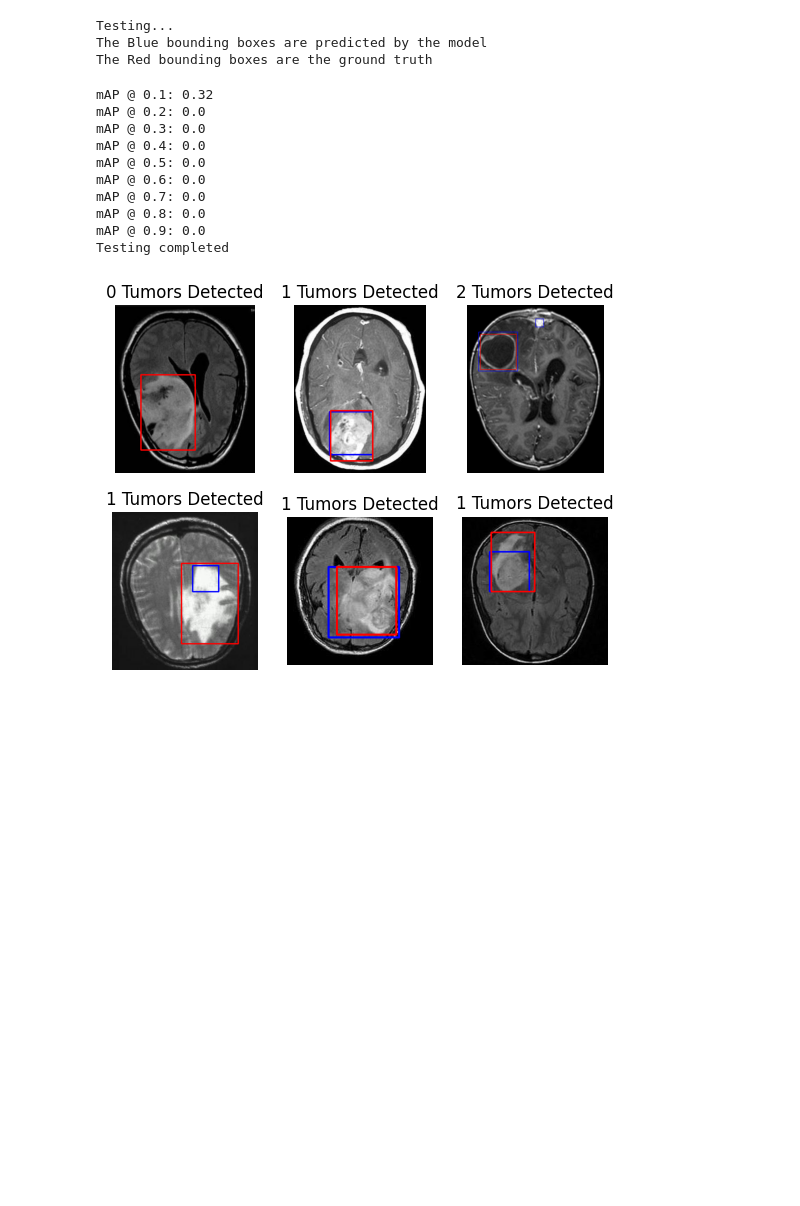
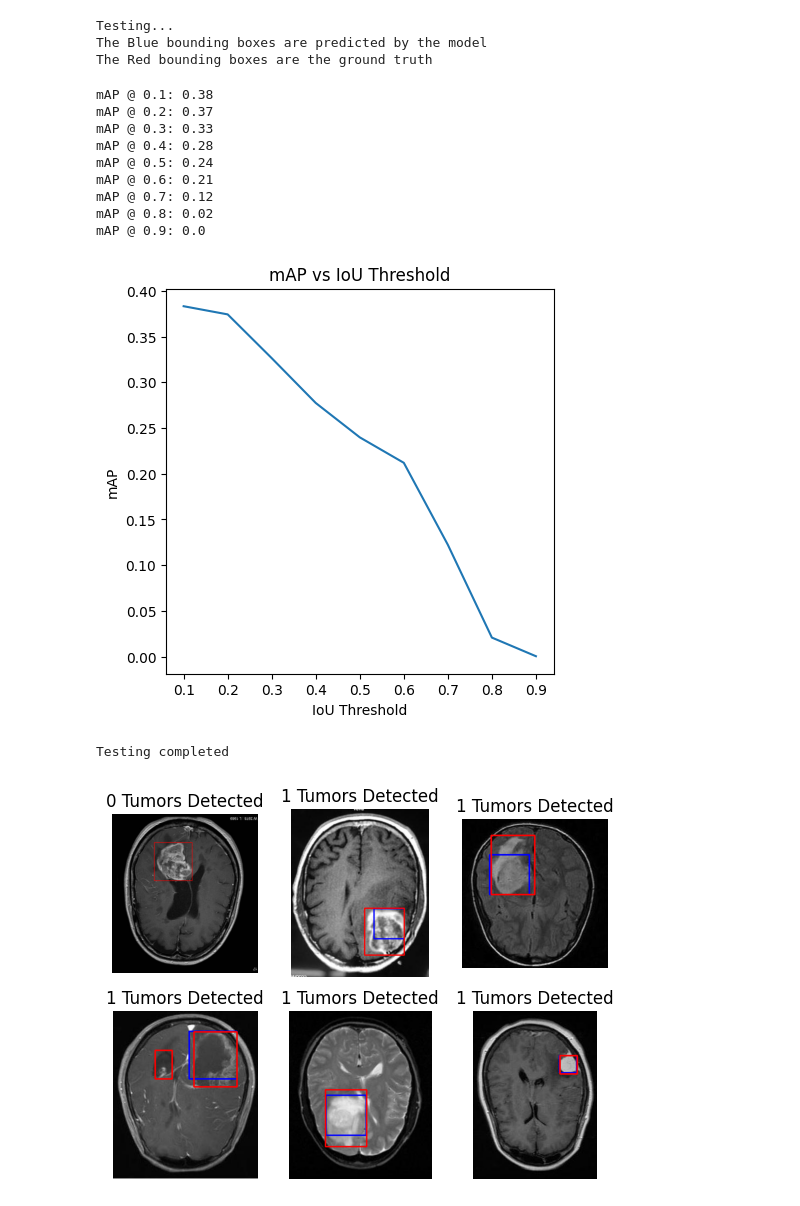
Before and after one commit to harveyphm/brain-tumor-detection, a Jupyter notebook: src/HaarCascade/haar_evaluation.ipynb, the cells around one changed output. Cells and saved outputs as stored; diff of their text form; code cells hidden in the pictures; blank space fills up the shorter version.

```diff
--- a/src/HaarCascade/haar_evaluation.ipynb
+++ b/src/HaarCascade/haar_evaluation.ipynb
@@ -275,7 +286,15 @@ def test_model(model = model, num_test = num_test , test_img_dir = TEST_IMG_DIR,
     print("The Blue bounding boxes are predicted by the model")
     print("The Red bounding boxes are the ground truth")
 
-    mAP = model.evaluate(test_img_dir, test_labels_dir)
+    thresholds, mAP = model.evaluate(test_img_dir, test_labels_dir)
+
+    plt.figure(figsize=(5, 5))
+    plt.plot(thresholds, mAP)
+    plt.title("mAP vs IoU Threshold")
+    plt.xlabel("IoU Threshold")
+    plt.ylabel("mAP")
+    plt.show()
+
 
     if num_test % 3 ==0:
         fig, axs = plt.subplots(num_test//3, 3 )
@@ -287,46 +306,43 @@ def test_model(model = model, num_test = num_test , test_img_dir = TEST_IMG_DIR,
     all_images = os.listdir(TEST_IMG_DIR)
 
     for i in range(num_test):
         img_name = np.random.choice(all_images)
         img_path = os.path.join(TEST_IMG_DIR, img_name)
         img = cv2.imread(img_path, cv2.IMREAD_COLOR)
         tumors = model.predict(img)
         w, h = img.shape[1], img.shape[0]
         label_name = img_name.replace('jpg', 'txt')
-        labels = model.get_boxes(f"{TEST_LABELS_DIR}/{label_name}".format(id=id), w=w, h=h)
+        labels = model.get_boxes(f"{TEST_LABELS_DIR}/{label_name}".format(id=id), w_img=w, h_img=h)
         for (class_pred, prob_score, x,y,w,h) in tumors:
             cv2.rectangle(img, (x,y), (x+w, y+h), (255,0,0), 2)
 
 
         for (index, class_pred, prob_score, x, y, w, h) in labels:
-            x1 = int(x - w/2)
-            y1 = int(y - h/2)
-            x2 = int(x + w/2)
-            y2 = int(y + h/2)
-            cv2.rectangle(img, (x1,y1), (x2, y2), (0,0,255), 2)
+            cv2.rectangle(img, (x,y), (x+w, y+h), (0,0,255), 2)
 
         title = f"{len(tumors)} Tumors Detected"
         axs[i].imshow(cv2.cvtColor(img, cv2.COLOR_BGR2RGB))
         axs[i].axis('off')
         axs[i].set_title(title)
     print("Testing completed")
     plt.show()
 
 
 
 test_model()
 # %% [output]
 Testing...
 The Blue bounding boxes are predicted by the model
 The Red bounding boxes are the ground truth
-mAP @ 0.1: 0.32
-mAP @ 0.2: 0.0
-mAP @ 0.3: 0.0
-mAP @ 0.4: 0.0
-mAP @ 0.5: 0.0
-mAP @ 0.6: 0.0
-mAP @ 0.7: 0.0
-mAP @ 0.8: 0.0
+mAP @ 0.1: 0.38
+mAP @ 0.2: 0.37
+mAP @ 0.3: 0.33
+mAP @ 0.4: 0.28
+mAP @ 0.5: 0.24
+mAP @ 0.6: 0.21
+mAP @ 0.7: 0.12
+mAP @ 0.8: 0.02
 mAP @ 0.9: 0.0
-Testing completed
-[figure, old version]
+[figure, new version]
+Testing completed
+[figure, added]
```
Also changed, not shown: parts of 1 cell of this notebook.
